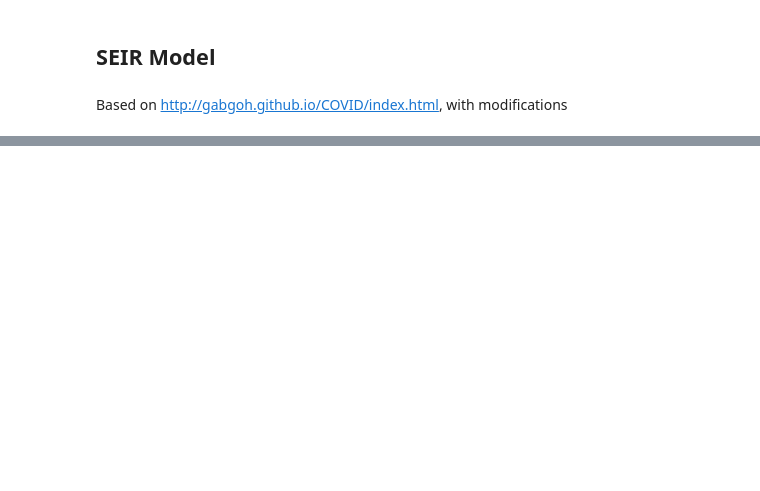
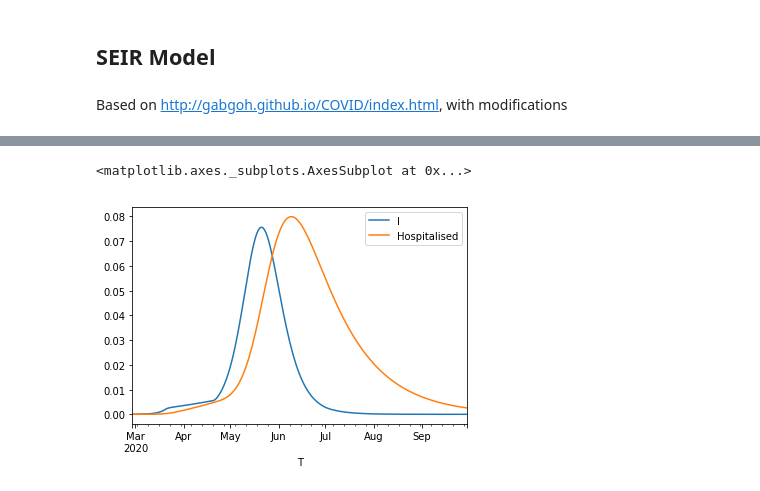
Before and after one commit to maximilianeber/covid, a Jupyter notebook: policy/simulation.ipynb, the cells around one changed output, grey strips where cells are left out. Saved outputs shown, nothing was run; the diff lists cells and outputs as text; code cells hidden in the pictures; blank space fills up the shorter version.

```diff
--- a/policy/simulation.ipynb
+++ b/policy/simulation.ipynb
@@ -80,3 +71,6 @@ simulations[["S", "I", "E"]].plot()
 # %%
-simulations[["I", "Hospitalised"]].plot()
+seir.data[["I", "Hospitalised"]].plot()
+# %% [output]
+<matplotlib.axes._subplots.AxesSubplot at 0x...>
+[figure, added]
 # %%
```
Also changed, not shown: parts of 9 cells of this notebook, 1 other file.
